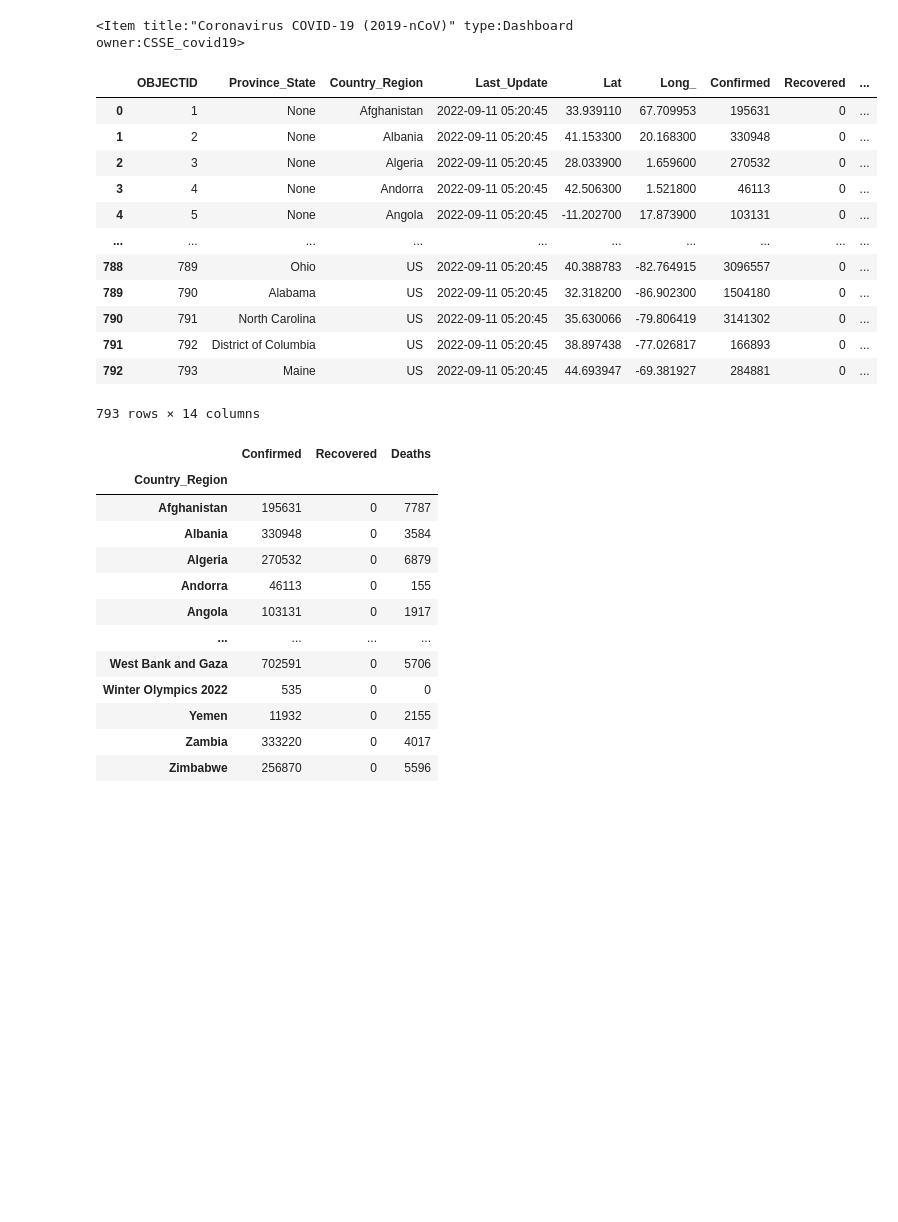
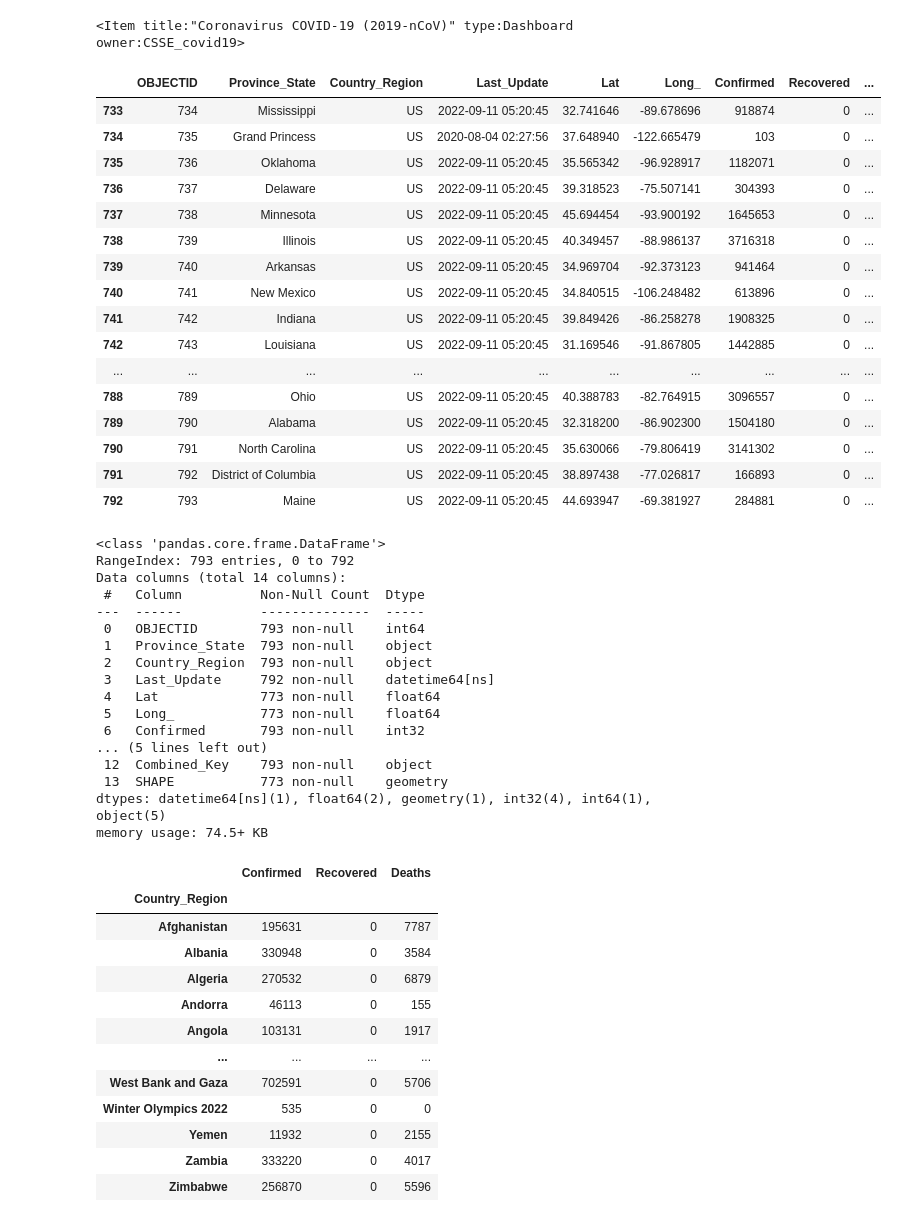
Before and after one commit to MiracleSkyHawk/RSM-8431-Opt-Out, a Jupyter notebook: test-Copy1.ipynb, the cells around one changed output. Saved outputs shown, nothing was run; the diff lists cells and outputs as text; code cells hidden in the pictures; blank space fills up the shorter version.

```diff
--- a/test-Copy1.ipynb
+++ b/test-Copy1.ipynb
@@ -27,20 +27,44 @@ fl = FeatureLayer(url=src_url)
 df_global = fl.query(where="1=1",
                      return_geometry=True,
                      as_df=True)
+# %%
+df_global[df_global['Country_Region']=="US"]
+# %% [output]
+|  | OBJECTID | Province_State | Country_Region | Last_Update | Lat | Long_ | Confirmed | Recovered | ... |
+| 733 | 734 | Mississippi | US | 2022-09-11 05:20:45 | 32.741646 | -89.678696 | 918874 | 0 | ... |
+| 734 | 735 | Grand Princess | US | 2020-08-04 02:27:56 | 37.648940 | -122.665479 | 103 | 0 | ... |
+| 735 | 736 | Oklahoma | US | 2022-09-11 05:20:45 | 35.565342 | -96.928917 | 1182071 | 0 | ... |
+| 736 | 737 | Delaware | US | 2022-09-11 05:20:45 | 39.318523 | -75.507141 | 304393 | 0 | ... |
+| 737 | 738 | Minnesota | US | 2022-09-11 05:20:45 | 45.694454 | -93.900192 | 1645653 | 0 | ... |
+| 738 | 739 | Illinois | US | 2022-09-11 05:20:45 | 40.349457 | -88.986137 | 3716318 | 0 | ... |
+| 739 | 740 | Arkansas | US | 2022-09-11 05:20:45 | 34.969704 | -92.373123 | 941464 | 0 | ... |
+| 740 | 741 | New Mexico | US | 2022-09-11 05:20:45 | 34.840515 | -106.248482 | 613896 | 0 | ... |
+| 741 | 742 | Indiana | US | 2022-09-11 05:20:45 | 39.849426 | -86.258278 | 1908325 | 0 | ... |
+| 742 | 743 | Louisiana | US | 2022-09-11 05:20:45 | 31.169546 | -91.867805 | 1442885 | 0 | ... |
+| ... | ... | ... | ... | ... | ... | ... | ... | ... | ... |
+| 788 | 789 | Ohio | US | 2022-09-11 05:20:45 | 40.388783 | -82.764915 | 3096557 | 0 | ... |
+| 789 | 790 | Alabama | US | 2022-09-11 05:20:45 | 32.318200 | -86.902300 | 1504180 | 0 | ... |
+| 790 | 791 | North Carolina | US | 2022-09-11 05:20:45 | 35.630066 | -79.806419 | 3141302 | 0 | ... |
+| 791 | 792 | District of Columbia | US | 2022-09-11 05:20:45 | 38.897438 | -77.026817 | 166893 | 0 | ... |
+| 792 | 793 | Maine | US | 2022-09-11 05:20:45 | 44.693947 | -69.381927 | 284881 | 0 | ... |
 # %%
-df_global
+df_global.info()
 # %% [output]
-|  | OBJECTID | Province_State | Country_Region | Last_Update | Lat | Long_ | Confirmed | Recovered | ... |
-| 0 | 1 | None | Afghanistan | 2022-09-11 05:20:45 | 33.939110 | 67.709953 | 195631 | 0 | ... |
-| 1 | 2 | None | Albania | 2022-09-11 05:20:45 | 41.153300 | 20.168300 | 330948 | 0 | ... |
-| 2 | 3 | None | Algeria | 2022-09-11 05:20:45 | 28.033900 | 1.659600 | 270532 | 0 | ... |
-| 3 | 4 | None | Andorra | 2022-09-11 05:20:45 | 42.506300 | 1.521800 | 46113 | 0 | ... |
-| 4 | 5 | None | Angola | 2022-09-11 05:20:45 | -11.202700 | 17.873900 | 103131 | 0 | ... |
-| ... | ... | ... | ... | ... | ... | ... | ... | ... | ... |
-| 788 | 789 | Ohio | US | 2022-09-11 05:20:45 | 40.388783 | -82.764915 | 3096557 | 0 | ... |
-| 789 | 790 | Alabama | US | 2022-09-11 05:20:45 | 32.318200 | -86.902300 | 1504180 | 0 | ... |
-| 790 | 791 | North Carolina | US | 2022-09-11 05:20:45 | 35.630066 | -79.806419 | 3141302 | 0 | ... |
-| 791 | 792 | District of Columbia | US | 2022-09-11 05:20:45 | 38.897438 | -77.026817 | 166893 | 0 | ... |
-| 792 | 793 | Maine | US | 2022-09-11 05:20:45 | 44.693947 | -69.381927 | 284881 | 0 | ... |
-793 rows × 14 columns
+<class 'pandas.core.frame.DataFrame'>
+RangeIndex: 793 entries, 0 to 792
+Data columns (total 14 columns):
+ #   Column          Non-Null Count  Dtype
+---  ------          --------------  -----
+ 0   OBJECTID        793 non-null    int64
+ 1   Province_State  793 non-null    object
+ 2   Country_Region  793 non-null    object
+ 3   Last_Update     792 non-null    datetime64[ns]
+ 4   Lat             773 non-null    float64
+ 5   Long_           773 non-null    float64
+ 6   Confirmed       793 non-null    int32
+... (5 lines left out)
+ 12  Combined_Key    793 non-null    object
+ 13  SHAPE           773 non-null    geometry
+dtypes: datetime64[ns](1), float64(2), geometry(1), int32(4), int64(1), object(5)
+memory usage: 74.5+ KB
 # %%
```
Also changed, not shown: parts of 42 cells of this notebook, 1 other file.
